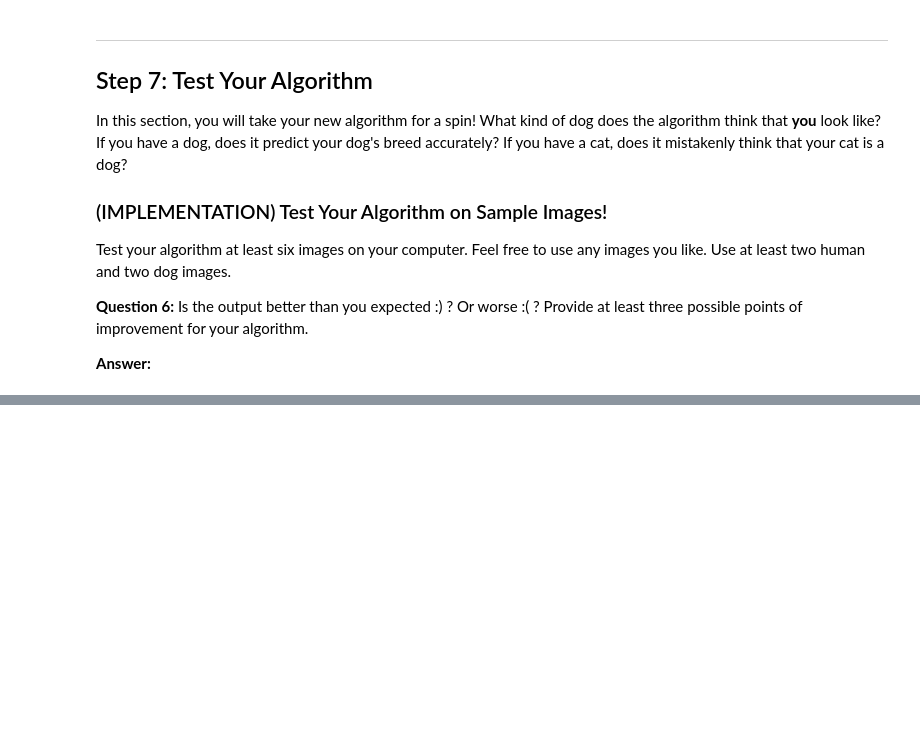
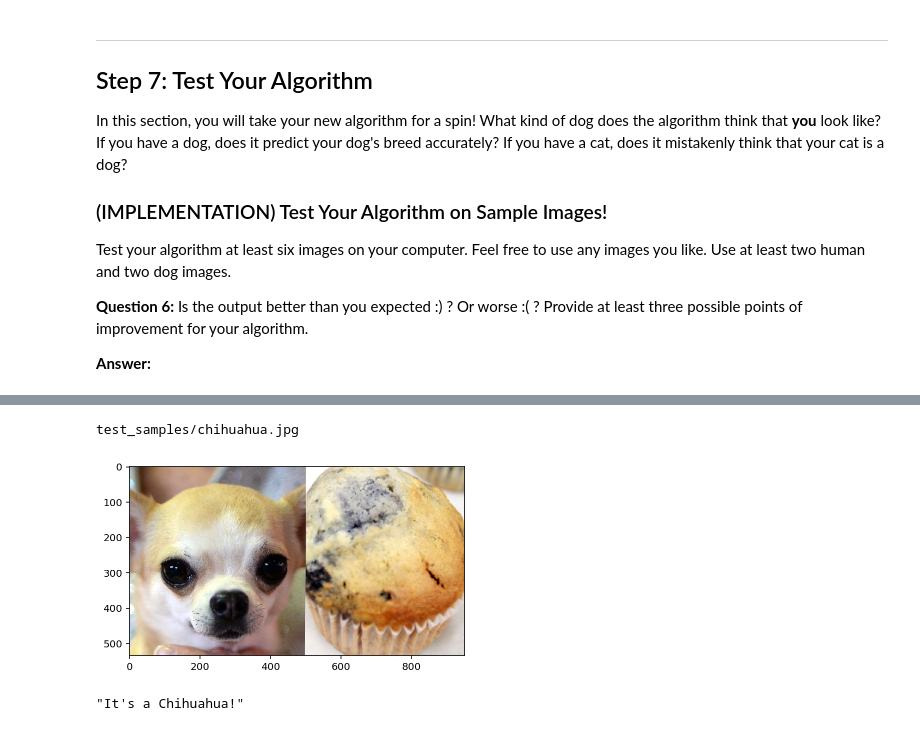
Before and after one commit to Robert-Alonso/dog-project, a Jupyter notebook: dog_app.ipynb, the cells around one changed output, grey strips where cells are left out. Cells and saved outputs as stored; diff of their text form; code cells hidden in the pictures; blank space fills up the shorter version.

```diff
--- a/dog_app.ipynb
+++ b/dog_app.ipynb
@@ -966 +1109,7 @@ lfw/Michael_Jackson/Michael_Jackson_0006.jpg
 'You look like a Dachshund!'
+# %%
+run_detector('test_samples/chihuahua.jpg')
+# %% [output]
+test_samples/chihuahua.jpg
+[figure, added]
+"It's a Chihuahua!"
```
Also changed, not shown: parts of 52 cells of this notebook, 12 other files.
